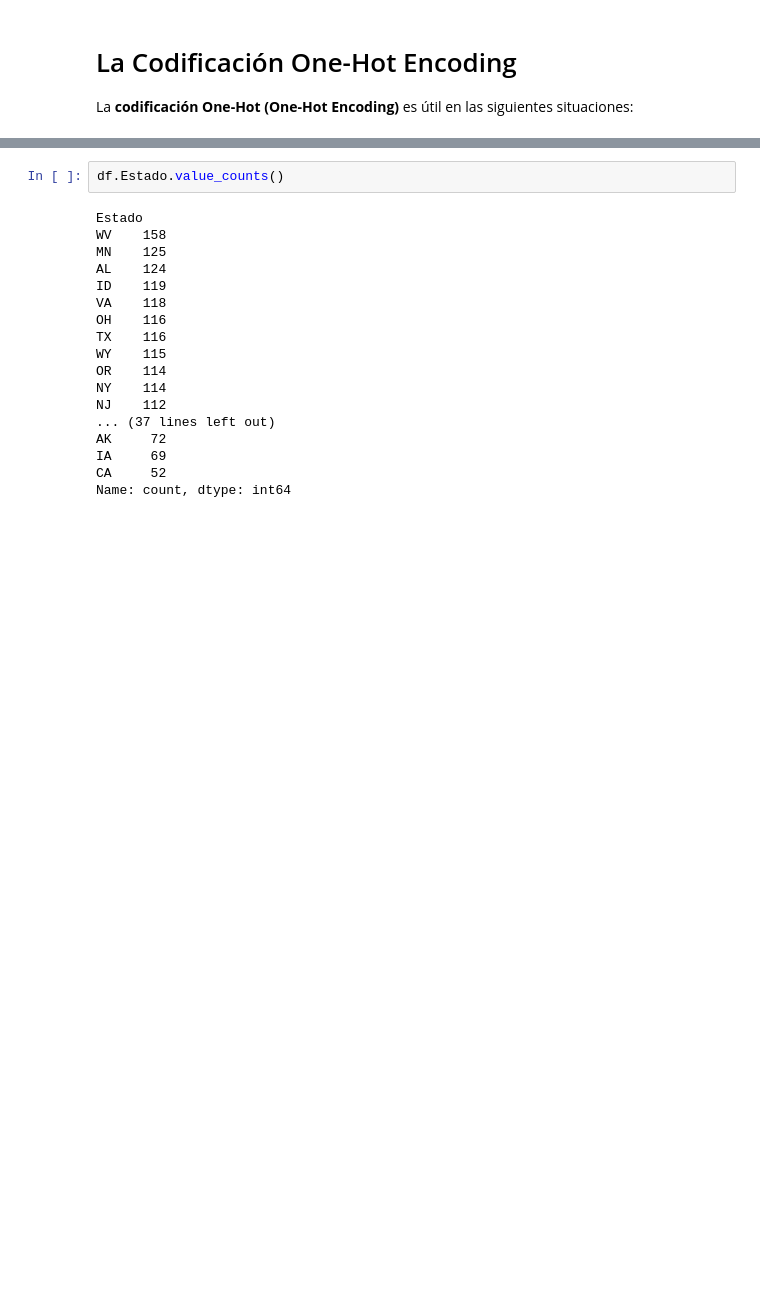
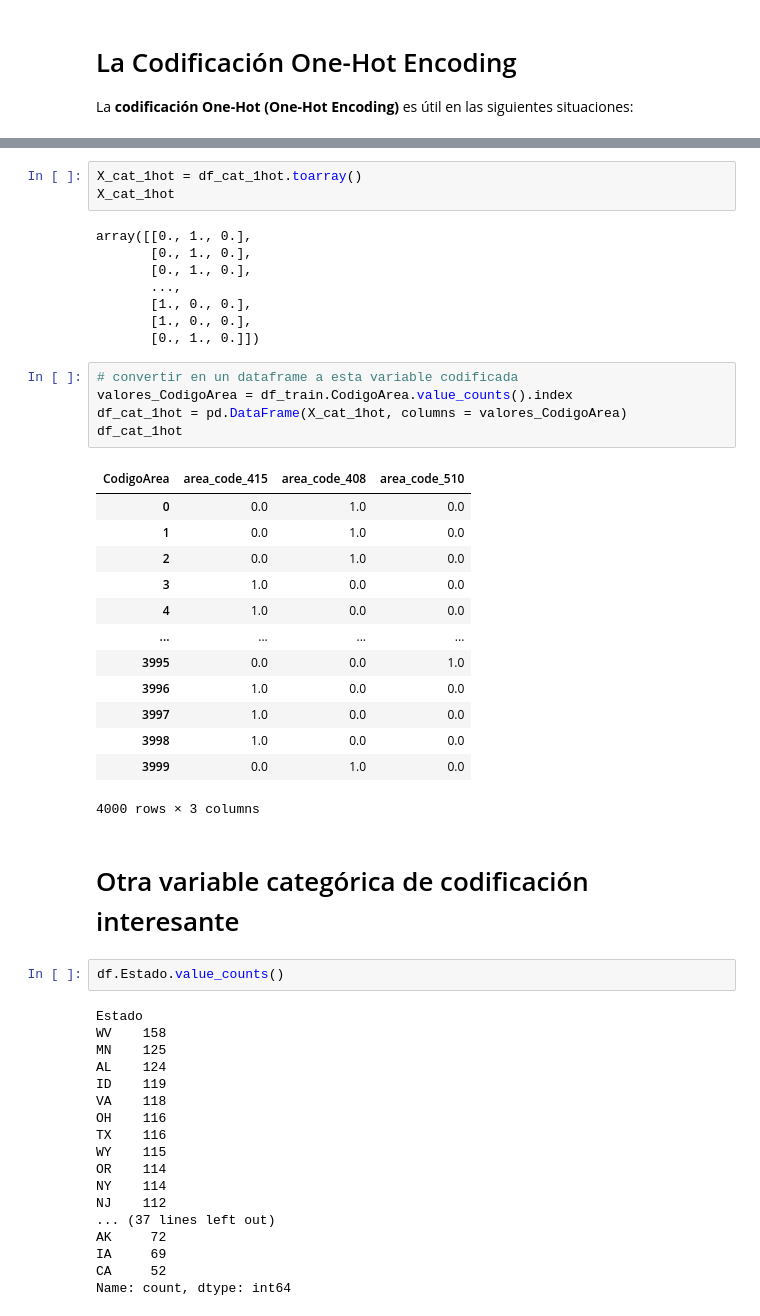
Before and after one commit to marco-canas/extension, a Jupyter notebook: taller_g_lideres/6_pactica_ml/1_analisis_abandono.ipynb, the cells around one changed output, grey strips where cells are left out. Cells and saved outputs as stored; diff of their text form; blank space fills up the shorter version.

```diff
--- a/taller_g_lideres/6_pactica_ml/1_analisis_abandono.ipynb
+++ b/taller_g_lideres/6_pactica_ml/1_analisis_abandono.ipynb
@@ -800,3 +884,35 @@ La **codificación One-Hot (One-Hot Encoding)** es útil en las siguientes situa
+# %%
+X_cat_1hot = df_cat_1hot.toarray()
+X_cat_1hot
+# %% [output]
+array([[0., 1., 0.],
+       [0., 1., 0.],
+       [0., 1., 0.],
+       ...,
+       [1., 0., 0.],
+       [1., 0., 0.],
+       [0., 1., 0.]])
+# %%
+# convertir en un dataframe a esta variable codificada
+valores_CodigoArea = df_train.CodigoArea.value_counts().index
+df_cat_1hot = pd.DataFrame(X_cat_1hot, columns = valores_CodigoArea)
+df_cat_1hot
+# %% [output]
+| CodigoArea | area_code_415 | area_code_408 | area_code_510 |
+| 0 | 0.0 | 1.0 | 0.0 |
+| 1 | 0.0 | 1.0 | 0.0 |
+| 2 | 0.0 | 1.0 | 0.0 |
+| 3 | 1.0 | 0.0 | 0.0 |
+| 4 | 1.0 | 0.0 | 0.0 |
+| ... | ... | ... | ... |
+| 3995 | 0.0 | 0.0 | 1.0 |
+| 3996 | 1.0 | 0.0 | 0.0 |
+| 3997 | 1.0 | 0.0 | 0.0 |
+| 3998 | 1.0 | 0.0 | 0.0 |
+| 3999 | 0.0 | 1.0 | 0.0 |
+4000 rows × 3 columns
+# %% [markdown]
+# Otra variable categórica de codificación interesante
 # %%
 df.Estado.value_counts()
 # %% [output]
```
Also changed, not shown: parts of 89 cells of this notebook, 7 other files.
